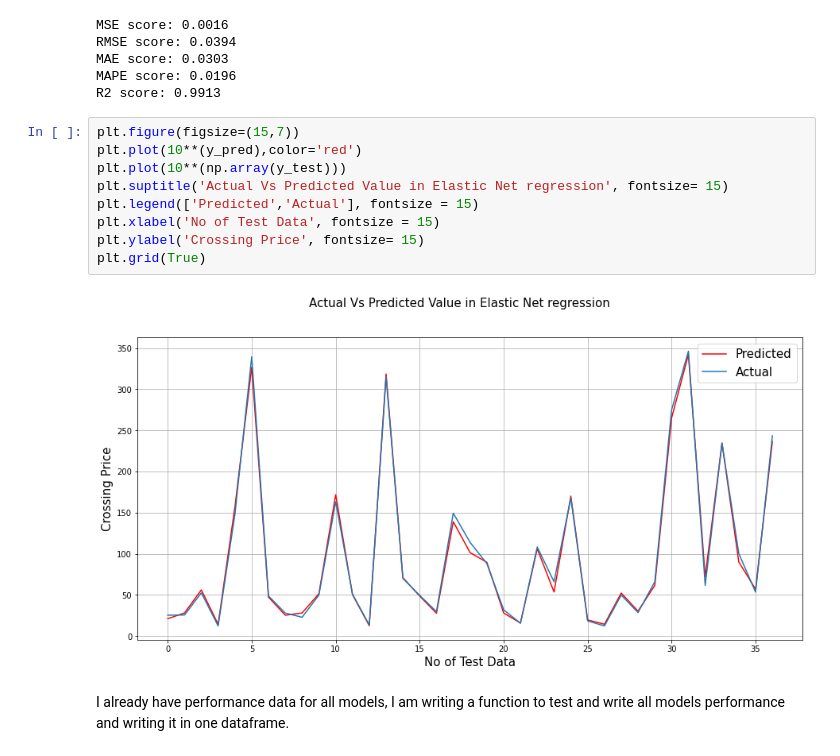
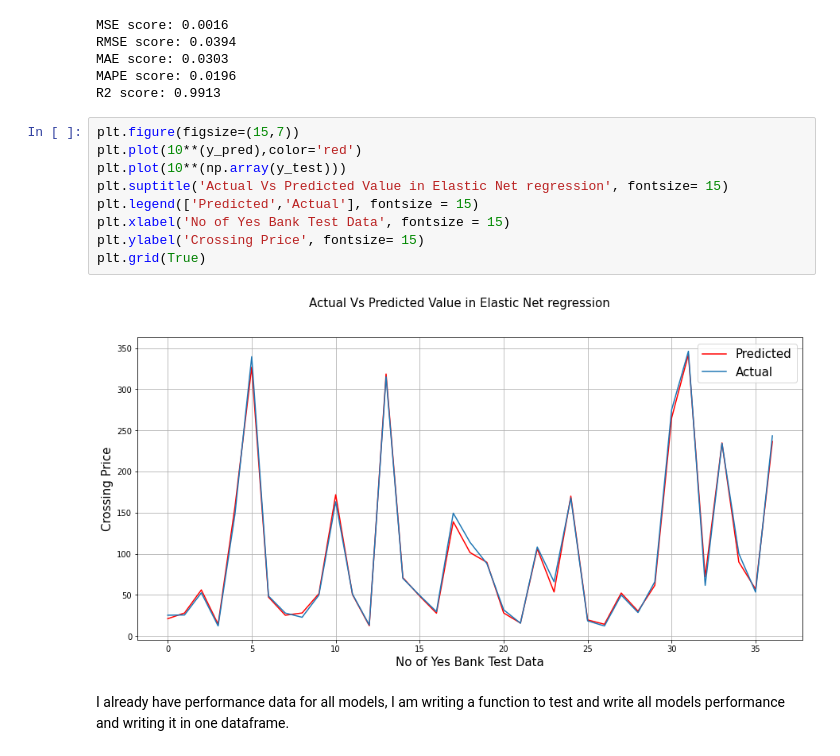
Before and after one commit to akashsinghsharma/almabetter-MLYesBank-RegressionProject, a Jupyter notebook: YES_BANK_Stock_closing_price_prediction.ipynb, the cells around one changed output. Saved outputs shown, nothing was run; the diff lists cells and outputs as text.

```diff
--- a/YES_BANK_Stock_closing_price_prediction.ipynb
+++ b/YES_BANK_Stock_closing_price_prediction.ipynb
@@ -953,14 +965,14 @@ R2 score: 0.9913
 # %%
 plt.figure(figsize=(15,7))
 plt.plot(10**(y_pred),color='red')
 plt.plot(10**(np.array(y_test)))
 plt.suptitle('Actual Vs Predicted Value in Elastic Net regression', fontsize= 15)
 plt.legend(['Predicted','Actual'], fontsize = 15)
-plt.xlabel('No of Test Data', fontsize = 15)
+plt.xlabel('No of Yes Bank Test Data', fontsize = 15)
 plt.ylabel('Crossing Price', fontsize= 15)
 plt.grid(True)
 # %% [output]
-[figure, old version]
+[figure, new version]
 # %% [markdown]
 I already have performance data for all models, I am writing a function to test and write all models performance and writing it in one dataframe.
 # %%
```
Also changed, not shown: parts of 8 cells of this notebook.
